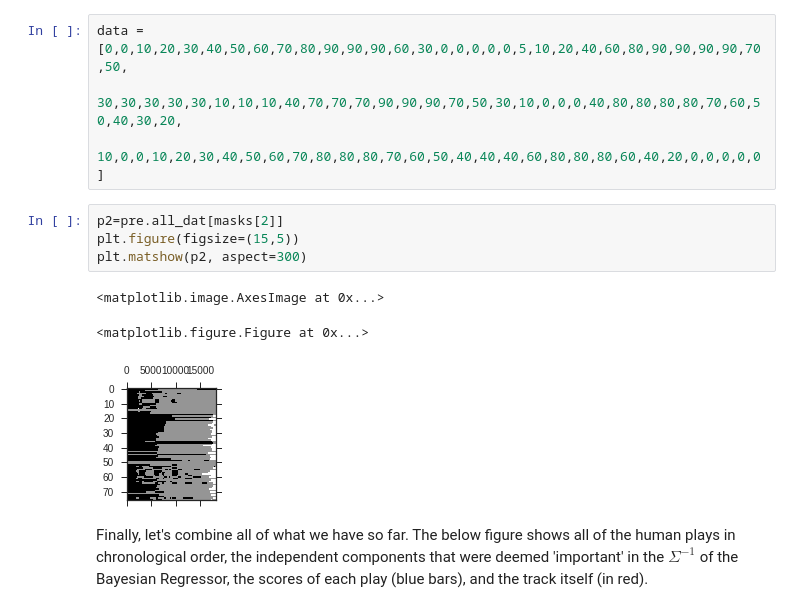
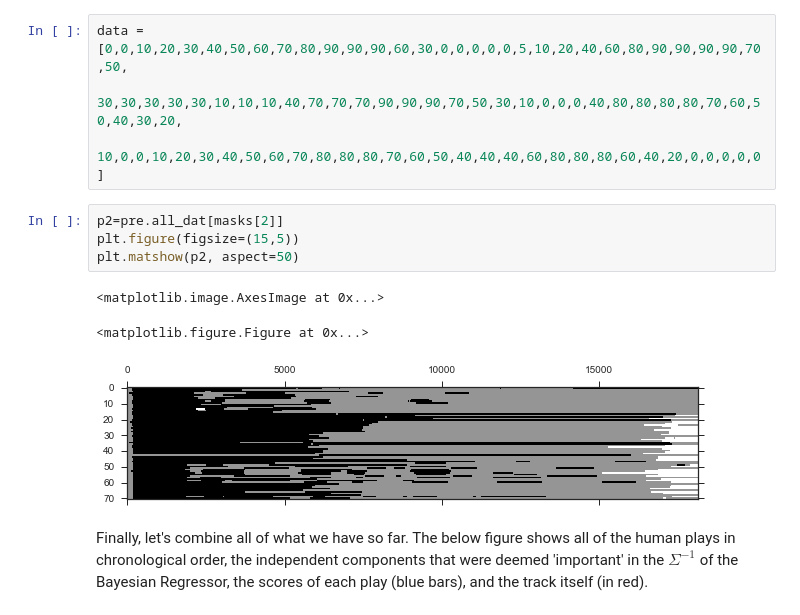
Before and after one commit to DesignInformaticsLab/EcoRacer2016, a Jupyter notebook: Player3/Player3_Example.ipynb, the cells around one changed output. Cells and saved outputs as stored; diff of their text form.

```diff
--- a/Player3/Player3_Example.ipynb
+++ b/Player3/Player3_Example.ipynb
@@ -104,11 +102,11 @@ data = [0,0,10,20,30,40,50,60,70,80,90,90,90,60,30,0,0,0,0,0,5,10,20,40,60,80,90
 # %%
 p2=pre.all_dat[masks[2]]
 plt.figure(figsize=(15,5))
-plt.matshow(p2, aspect=300)
+plt.matshow(p2, aspect=50)
 # %% [output]
 <matplotlib.image.AxesImage at 0x...>
 <matplotlib.figure.Figure at 0x...>
-[figure, old version]
+[figure, new version]
 # %% [markdown]
 Finally, let's combine all of what we have so far. The below figure shows all of the human plays in chronological order, the independent components that were deemed 'important' in the $\Sigma^{-1}$ of the Bayesian Regressor, the scores of each play (blue bars), and the track itself (in red).
 # %%
```
Also changed, not shown: parts of 9 cells of this notebook, 18 other files.
